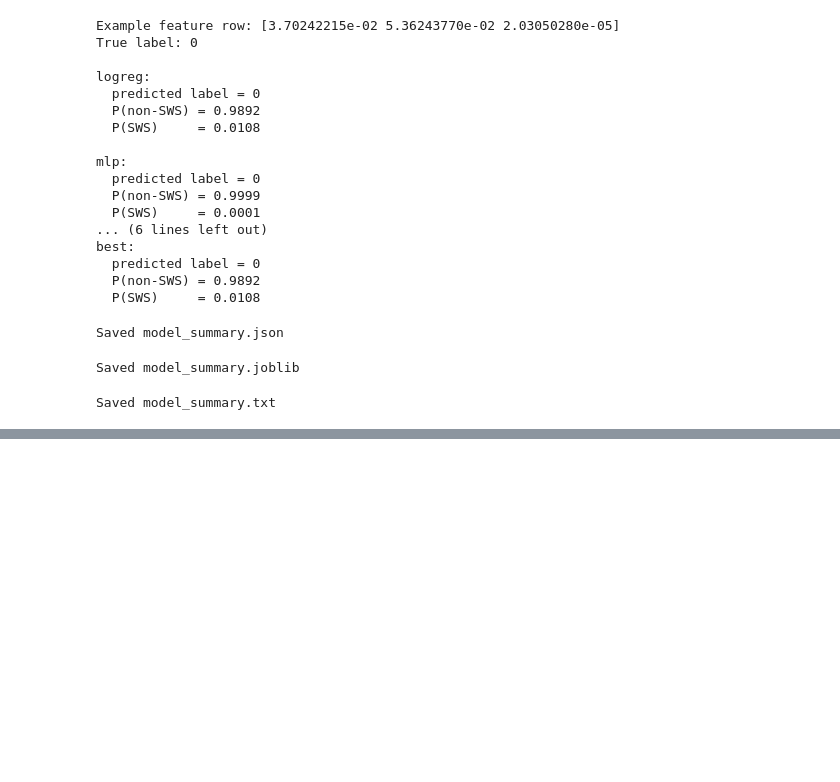
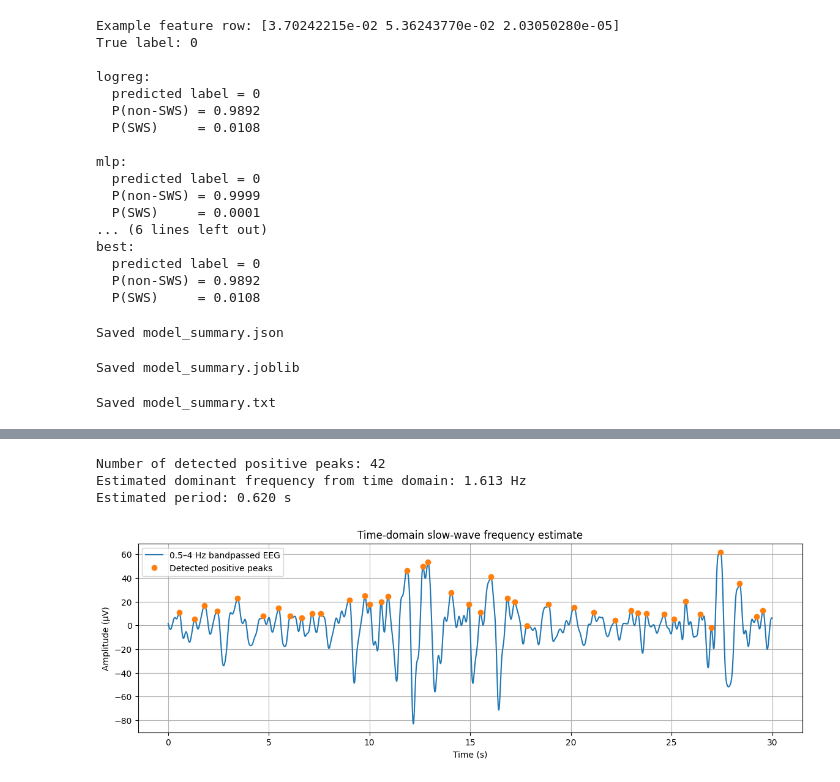
Before and after one commit to johnludeke/acoustic-stimulation-to-improve-sleep, a Jupyter notebook: python_SWS_prediction.ipynb, the cells around one changed output, grey strips where cells are left out. Saved outputs shown, nothing was run; the diff lists cells and outputs as text; code cells hidden in the pictures; blank space fills up the shorter version.

```diff
--- a/python_SWS_prediction.ipynb
+++ b/python_SWS_prediction.ipynb
@@ -552,0 +831,79 @@ Saved model_summary.txt
+# %%
+import numpy as np
+import matplotlib.pyplot as plt
+from scipy.signal import butter, filtfilt, find_peaks
+
+# Assumes:
+# epoch = 30s EEG epoch in µV
+# sfreq = sampling rate
+
+sig = epoch - np.mean(epoch)
+
+# -----------------------------
+# Bandpass 0.5–4 Hz
+# -----------------------------
+low = 0.5
+high = 4.0
+
+b, a = butter(
+    N=4,
+    Wn=[low, high],
+    btype="bandpass",
+    fs=sfreq
+)
+
+# filtfilt is zero-phase, good for offline visualization
+# for embedded real-time, use lfilter/SOS/IIR instead
+bp = filtfilt(b, a, sig)
+
+# -----------------------------
+# Time-domain frequency estimate from peaks
+# -----------------------------
+# Enforce minimum distance between peaks.
+# For max 4 Hz, period = 0.25s, so half-cycle-ish spacing matters.
+# For positive peaks, use min distance around 0.25s.
+min_peak_distance = int(0.25 * sfreq)
+
+peaks, props = find_peaks(
+    bp,
+    distance=min_peak_distance,
+    prominence=np.std(bp) * 0.4
+)
+
+peak_times = peaks / sfreq
+
+if len(peak_times) >= 2:
+    periods = np.diff(peak_times)
+    dominant_period = np.median(periods)
+    dominant_freq = 1.0 / dominant_period
+else:
+    dominant_period = None
+    dominant_freq = None
+
+print("Number of detected positive peaks:", len(peaks))
+
+if dominant_freq is not None:
+    print(f"Estimated dominant frequency from time domain: {dominant_freq:.3f} Hz")
+    print(f"Estimated period: {dominant_period:.3f} s")
+else:
+    print("Not enough peaks detected to estimate frequency.")
+
+# -----------------------------
+# Plot filtered signal and peaks
+# -----------------------------
+t = np.arange(len(bp)) / sfreq
+
+plt.figure(figsize=(14, 4))
+plt.plot(t, bp, label="0.5–4 Hz bandpassed EEG")
+plt.plot(peak_times, bp[peaks], "o", label="Detected positive peaks")
+plt.title("Time-domain slow-wave frequency estimate")
+plt.xlabel("Time (s)")
+plt.ylabel("Amplitude (µV)")
+plt.grid(True)
+plt.legend()
+plt.show()
+# %% [output]
+Number of detected positive peaks: 42
+Estimated dominant frequency from time domain: 1.613 Hz
+Estimated period: 0.620 s
+[figure, added]
```
Also changed, not shown: parts of 5 cells of this notebook.
